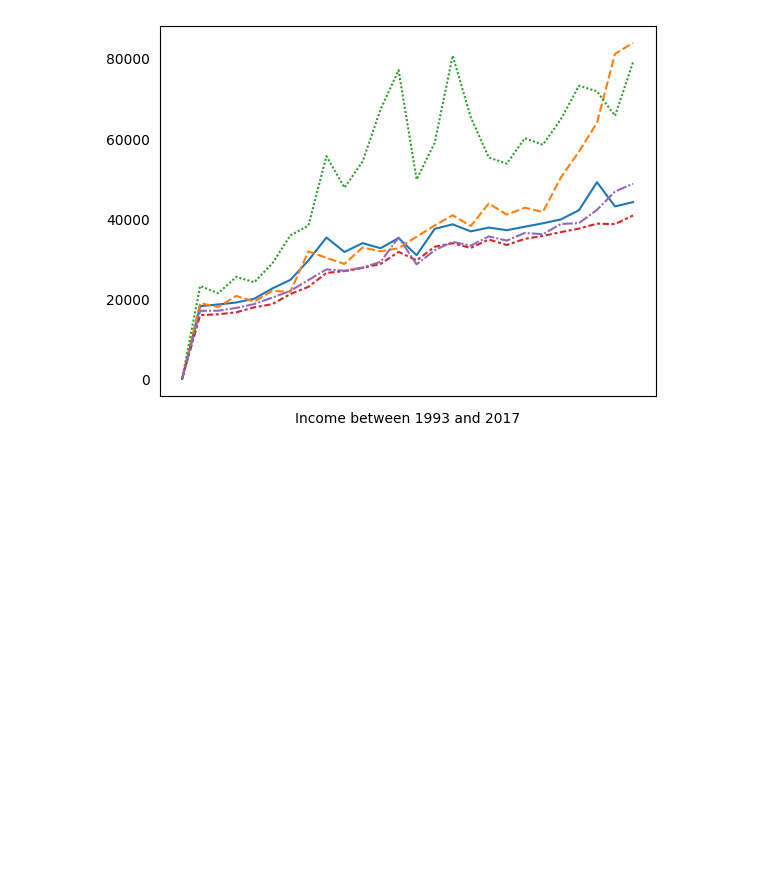
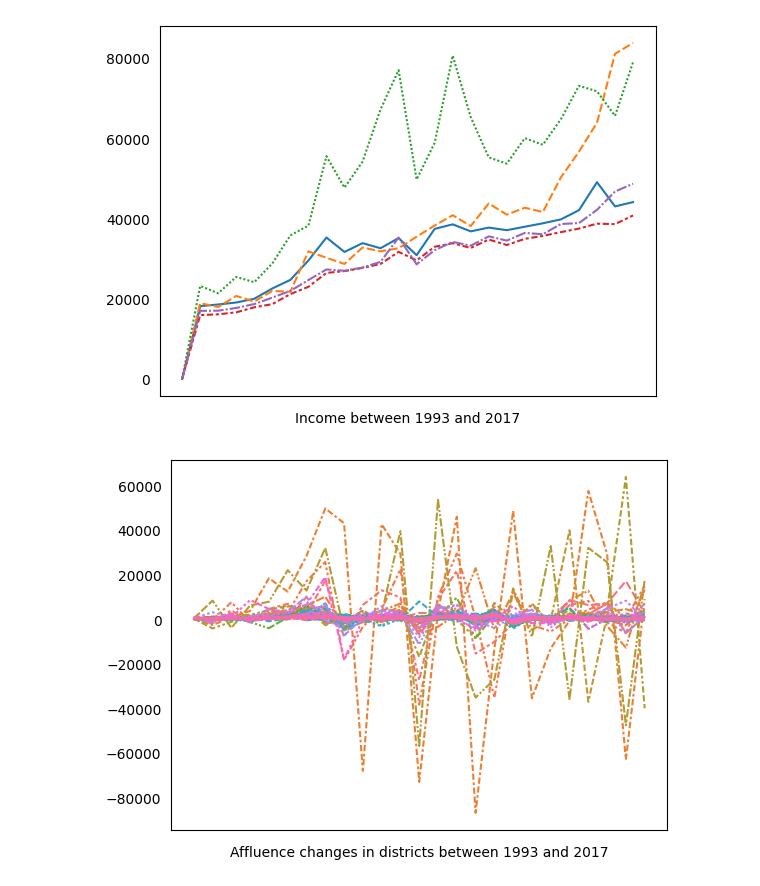
Before and after one commit to samusyrjanen/gentrification-project, a Jupyter notebook: eda.ipynb, the cells around one changed output. Cells and saved outputs as stored; diff of their text form; code cells hidden in the pictures; blank space fills up the shorter version.

```diff
--- a/eda.ipynb
+++ b/eda.ipynb
@@ -14,7 +14,7 @@ import warnings
 warnings.filterwarnings('ignore')
 # %%
 # stat.helsinki.fi produces LATIN-1 encoded CSV (JSON is even more screwed).
-csv_data = pd.DataFrame(pd.read_csv('./data/taxable_income_per_person_in_national_taxes.csv',
+csv_data = pd.DataFrame(pd.read_csv('taxable_income_per_person_in_national_taxes.csv',
                                     encoding = 'latin1'))
 # %% [markdown]
 Data cleanup reasons:
@@ -39,6 +39,11 @@ df.drop(df.loc[df['Alue'] == '091 Helsinki'].index, inplace = True)
 
 # Strip anything but the city district numbers from the column "Alue".
 df['Alue'] = df['Alue'].map(lambda _: int(str(_).split()[1]))
+
+# Drop all rows with NULL values as filling with them with the mean would not
+# really tell us much about changes in affluence (difference of mean with mean is,
+# obviously, just 0).
+df.dropna(inplace = True)
 # %%
 print(averages)
 
@@ -68,3 +73,33 @@ _.set(xticklabels = [])
 _.tick_params(bottom = False, left = False)
 # %% [output]
 [figure]
+# %%
+average_deltas = pd.DataFrame(
+  columns = [ f'{averages.columns[c-1]}-{averages.columns[c]}' for c in range(1, len(averages.columns)) ],
+  data = [
+    [
+      float((averages.iloc[0:1, c] - averages.iloc[0:1, c - 1]))
+      for c in range(1, len(averages.columns))
+    ]
+  ]
+)
+
+deltas = pd.DataFrame(
+  columns = [ 'Alue' ] + [ f'{df.columns[c-1]}-{df.columns[c]}' for c in range(2, len(df.columns)) ],
+  data = [
+      [ df.iloc[r:r + 1, 0].values[0] ] +
+      [
+        (df.iloc[r:r + 1, c].values[0] - df.iloc[r:r + 1, c - 1].values[0]) -
+        average_deltas.iloc[0:1, 0].values[0]
+        for c in range(2, len(df.columns))
+      ]
+      for r in range(0, len(df.index))
+  ]
+)
+# %%
+_ = sns.lineplot(data = deltas.T, legend = False)
+_.set(xlabel = 'Affluence changes in districts between 1993 and 2017')
+_.set(xticklabels = [])
+_.tick_params(bottom = False, left = False)
+# %% [output]
+[figure, added]
```
Also changed, not shown: parts of 2 cells of this notebook.
